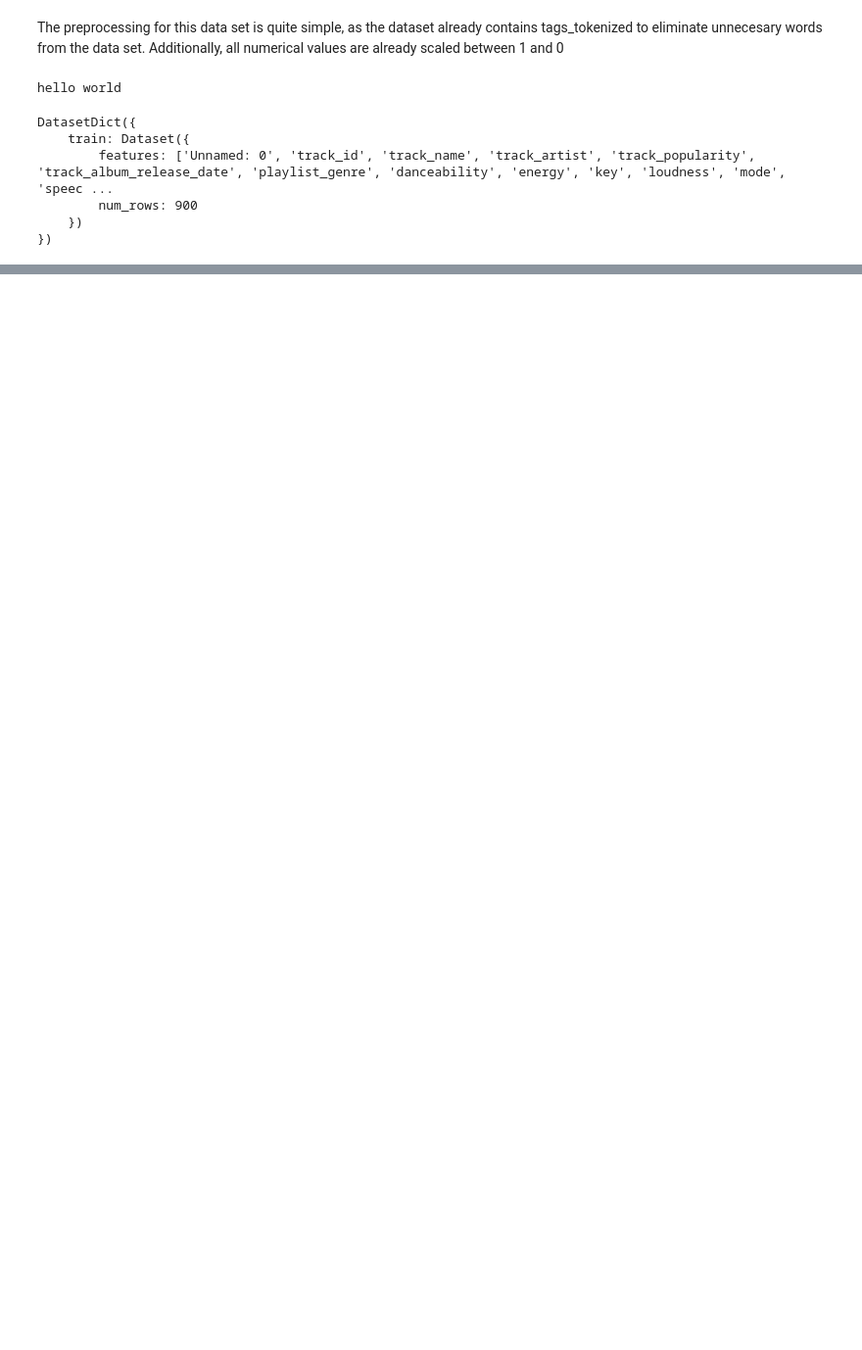
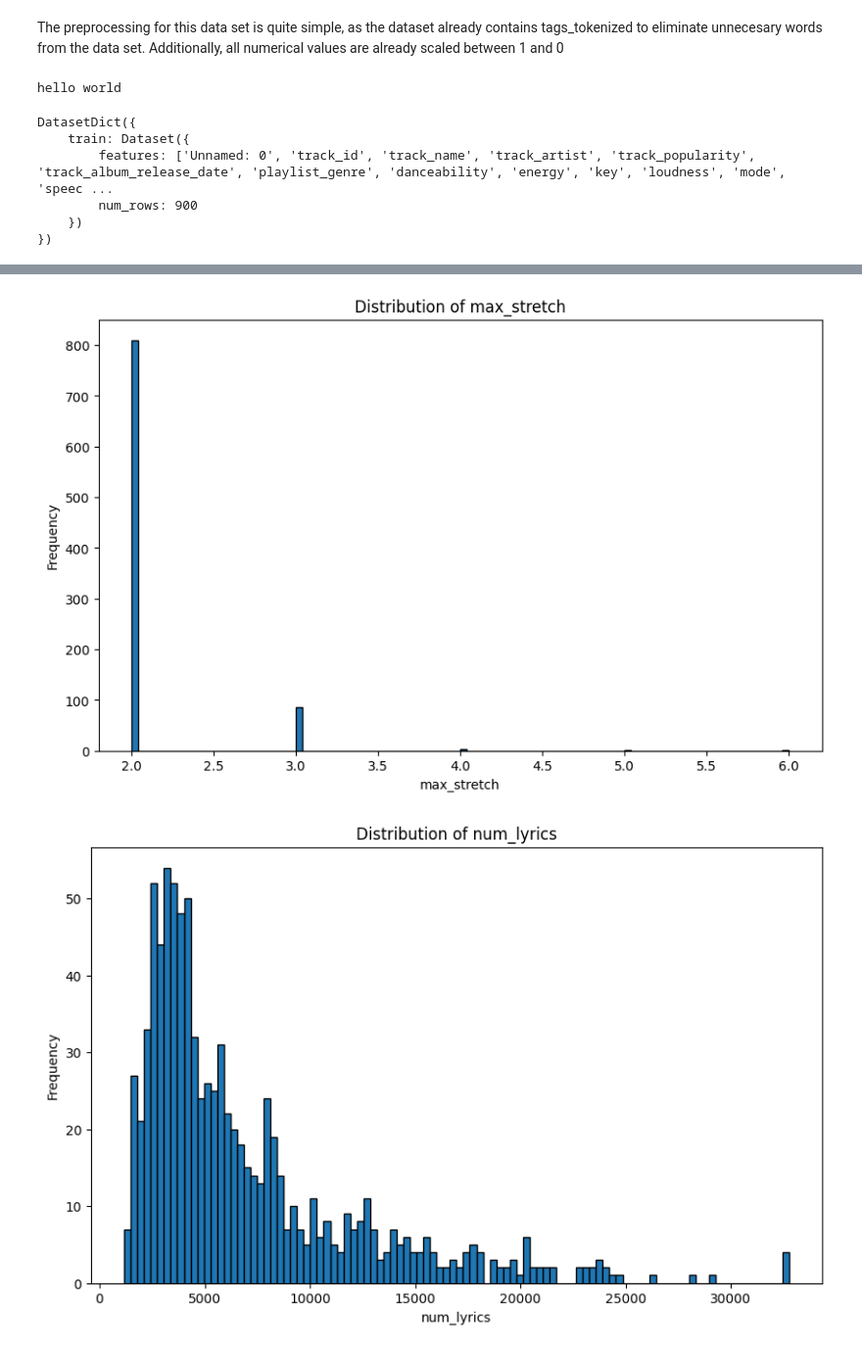
Before and after one commit to coleZeh/Owen-Cole_COSC410-FinalProject, a Jupyter notebook: finalProject.ipynb, the cells around one changed output, grey strips where cells are left out. Shown at 98% size. Drawn from its saved outputs; the diff is of its cells as text; code cells hidden in the pictures; blank space fills up the shorter version.

```diff
--- a/finalProject.ipynb
+++ b/finalProject.ipynb
@@ -35,0 +34,23 @@ def classify_popularity(examples):
+# %%
+import pandas as pd
+from sklearn.model_selection import train_test_split
+from sklearn.preprocessing import StandardScaler
+from sklearn.linear_model import LogisticRegression
+from sklearn.metrics import classification_report, accuracy_score, confusion_matrix
+
+df = pd.read_csv("songs.csv")
+
+
+def classify_popularity(popularity_score):
+    if popularity_score < 0.1:
+        return 0
+    elif popularity_score < 0.3:
+        return 1
+    else:
+        return 2
+
+# Apply the function to create a new column 'popularity_class'
+df['popularity_class'] = df['track_popularity'].apply(classify_popularity)
+
+# Check the first few rows of the updated dataframe
+print(df[['track_popularity', 'popularity_class']].head())
@@ -35,0 +215,23 @@ def classify_popularity(examples):
+# %%
+plt.figure(figsize=(10, 6))
+plt.hist(df_features['max_stretch'], bins=100, edgecolor='black')
+plt.title('Distribution of max_stretch')
+plt.xlabel('max_stretch')
+plt.ylabel('Frequency')
+plt.show()
+plt.figure(figsize=(10, 6))
+plt.hist(df_features['num_lyrics'], bins=100, edgecolor='black')
+plt.title('Distribution of num_lyrics')
+plt.xlabel('num_lyrics')
+plt.ylabel('Frequency')
+plt.show()
+
+plt.figure(figsize=(10, 6))
+plt.hist(df_features['repeated_tokens'], bins=100, edgecolor='black')
+plt.title('Distribution of repeated_tokens')
+plt.xlabel('repeated_tokens')
+plt.ylabel('Frequency')
+plt.show()
+# %% [output]
+[figure, added]
+[figure, added]
```
Also changed, not shown: parts of 12 cells of this notebook.
